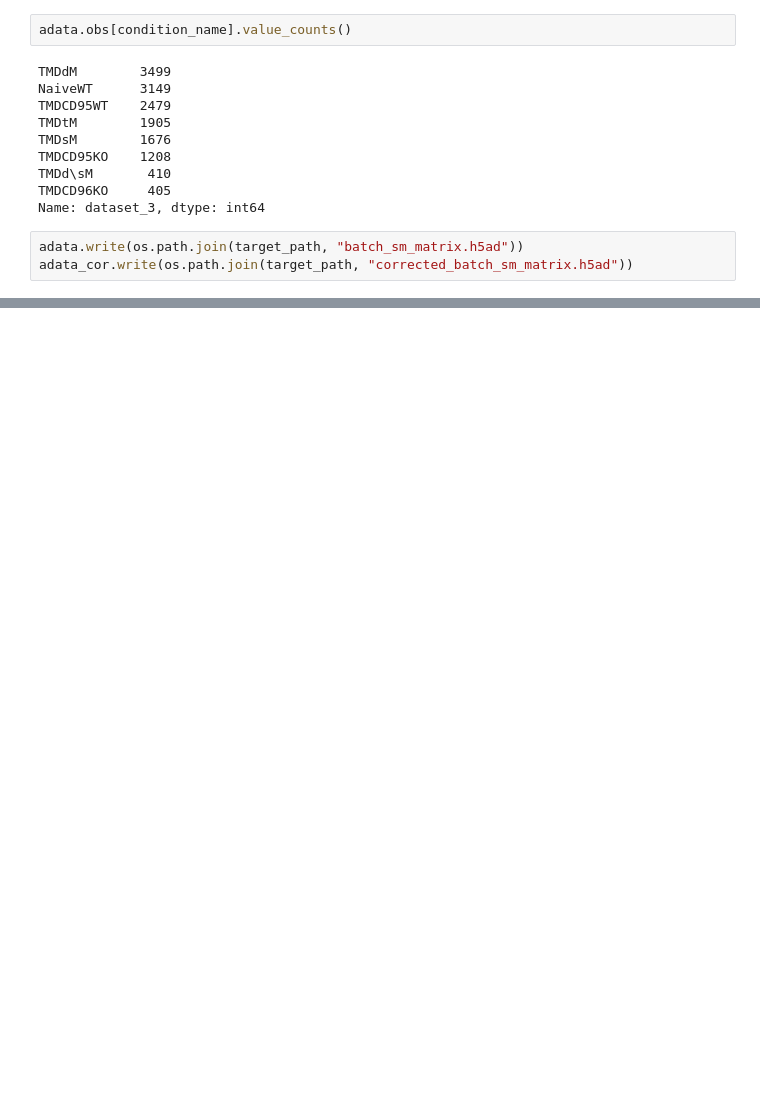
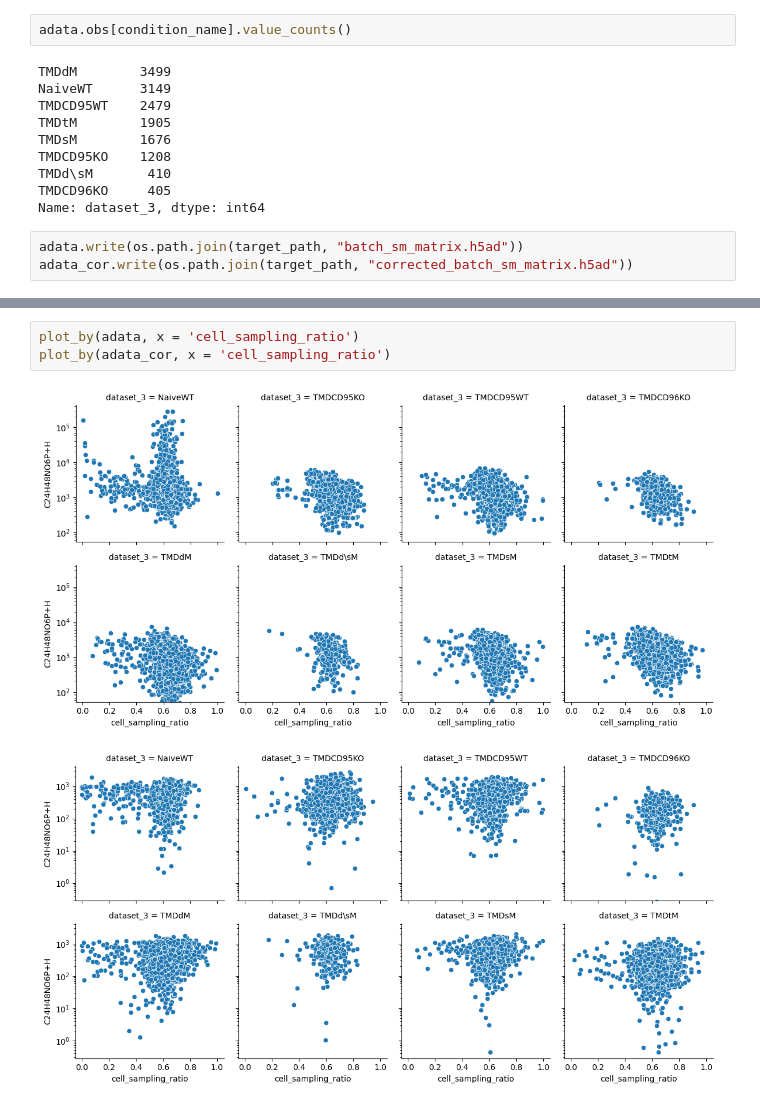
Before and after one commit to mariusrklein/FDA_project, a Jupyter notebook: pipeline_02_processing.ipynb, the cells around one changed output, grey strips where cells are left out. Saved outputs shown, nothing was run; the diff lists cells and outputs as text; blank space fills up the shorter version.

```diff
--- a/pipeline_02_processing.ipynb
+++ b/pipeline_02_processing.ipynb
@@ -68,0 +97,6 @@ adata_cor.write(os.path.join(target_path, "corrected_batch_sm_matrix.h5ad"))
+# %%
+plot_by(adata, x = 'cell_sampling_ratio')
+plot_by(adata_cor, x = 'cell_sampling_ratio')
+# %% [output]
+[figure, added]
+[figure, added]
```
Also changed, not shown: parts of 9 cells of this notebook, 2 other files.
